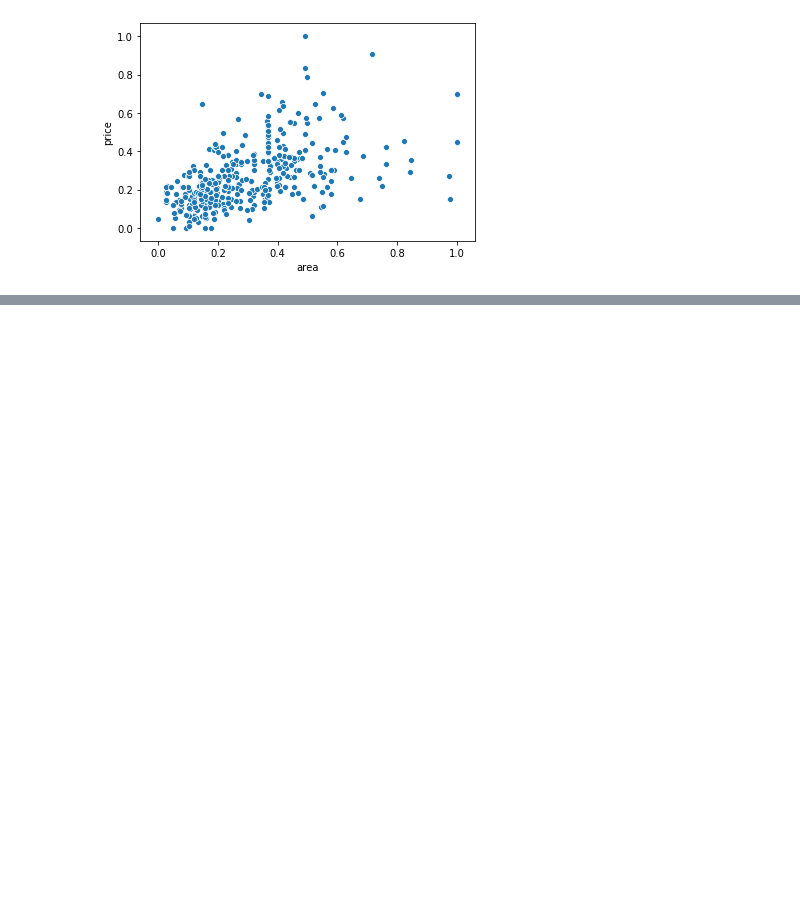
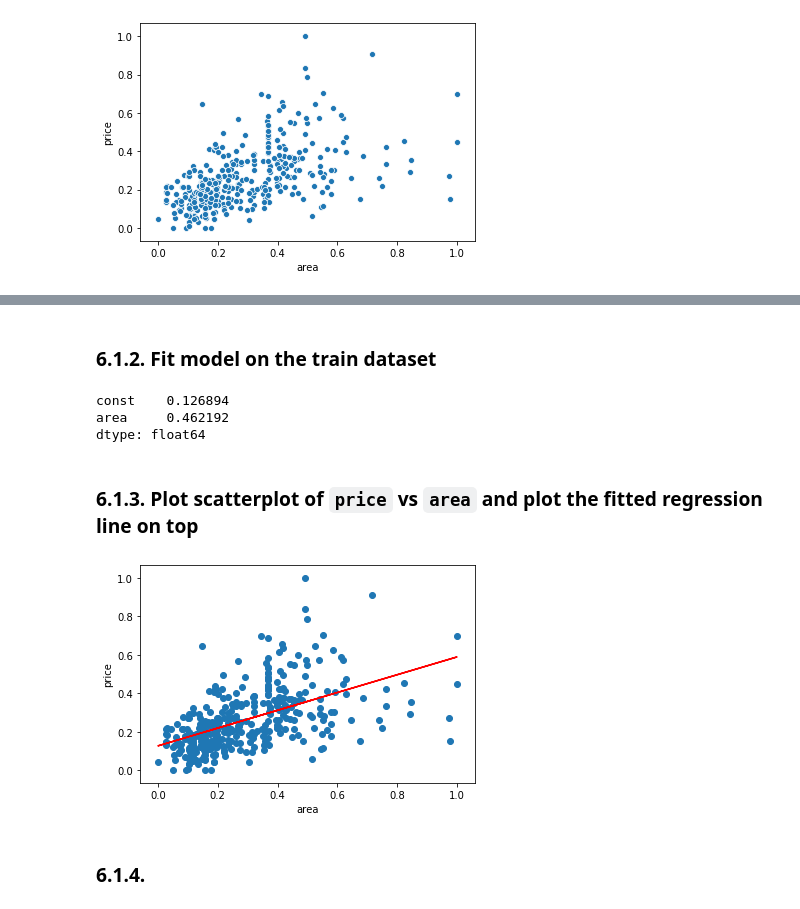
Before and after one commit to raditz2488/AIML, a Jupyter notebook: MultipleLinearRegression/HousePricePrediction/HousePricePrediction.ipynb, the cells around one changed output, grey strips where cells are left out. Saved outputs shown, nothing was run; the diff lists cells and outputs as text; code cells hidden in the pictures; blank space fills up the shorter version.

```diff
--- a/MultipleLinearRegression/HousePricePrediction/HousePricePrediction.ipynb
+++ b/MultipleLinearRegression/HousePricePrediction/HousePricePrediction.ipynb
@@ -222,0 +226,3 @@ plt.show()
+# %%
+y_train = df_train.pop('price')
+X_train = df_train
@@ -222,0 +235,3 @@ plt.show()
+# %%
+X_train_sm = sm.add_constant(X_train[['area']])
+X_train_sm.head()
@@ -222,0 +245,24 @@ plt.show()
+# %% [markdown]
+### 6.1.2. Fit model on the train dataset
+# %%
+ols_model = sm.OLS(y_train, X_train_sm)
+reg_results_wrapper = ols_model.fit()
+coeffs = reg_results_wrapper.params
+coeffs
+# %% [output]
+const    0.126894
+area     0.462192
+dtype: float64
+# %% [markdown]
+### 6.1.3. Plot scatterplot of `price` vs `area` and plot the fitted regression line on top
+# %%
+plt.scatter(x=X_train['area'], y=y_train)
+y_pred_train = coeffs['const'] + coeffs['area'] * X_train['area']
+plt.plot(X_train['area'], y_pred_train, 'r')
+plt.xlabel('area')
+plt.ylabel('price')
+plt.show()
+# %% [output]
+[figure, added]
+# %% [markdown]
+### 6.1.4.
```
Also changed, not shown: parts of 5 cells of this notebook.
